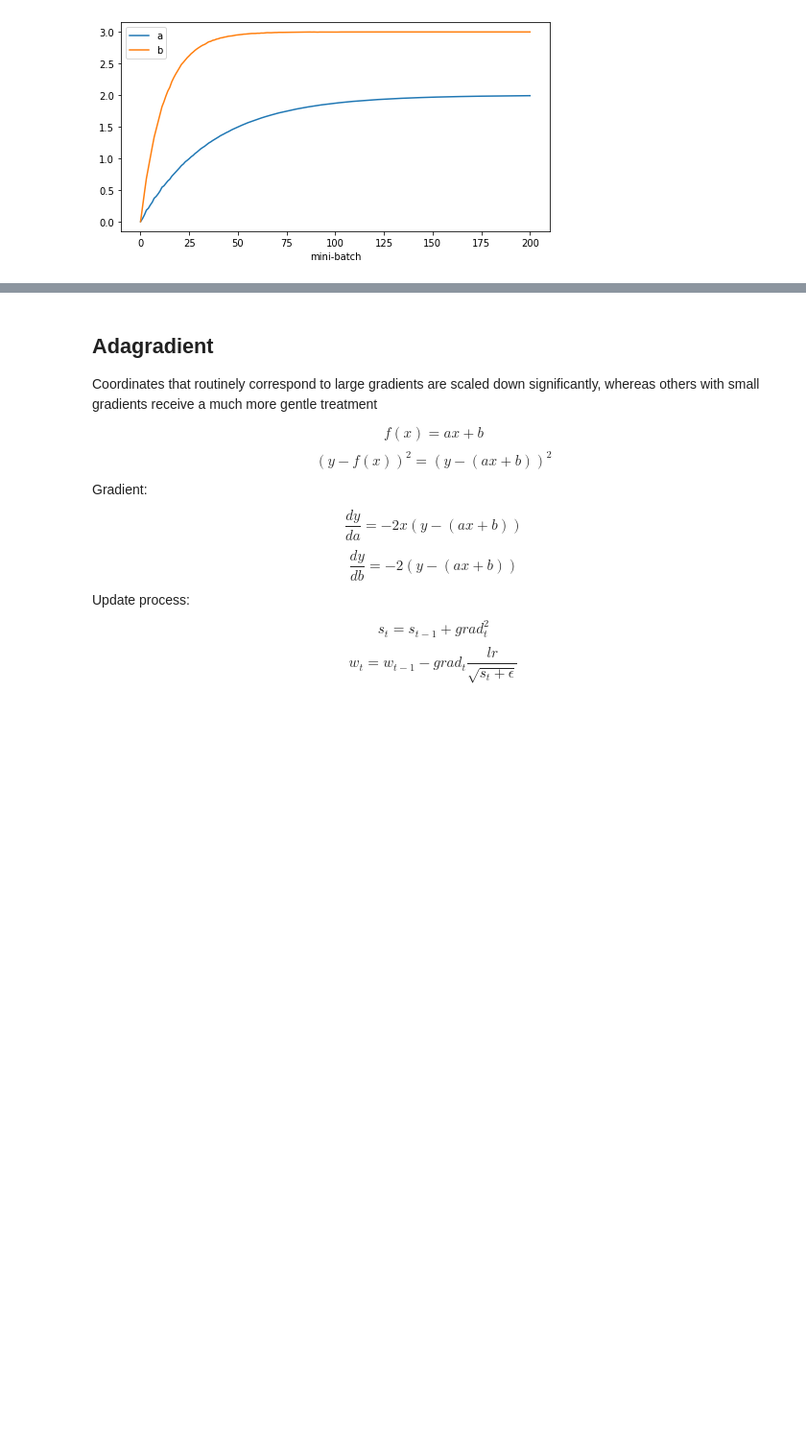
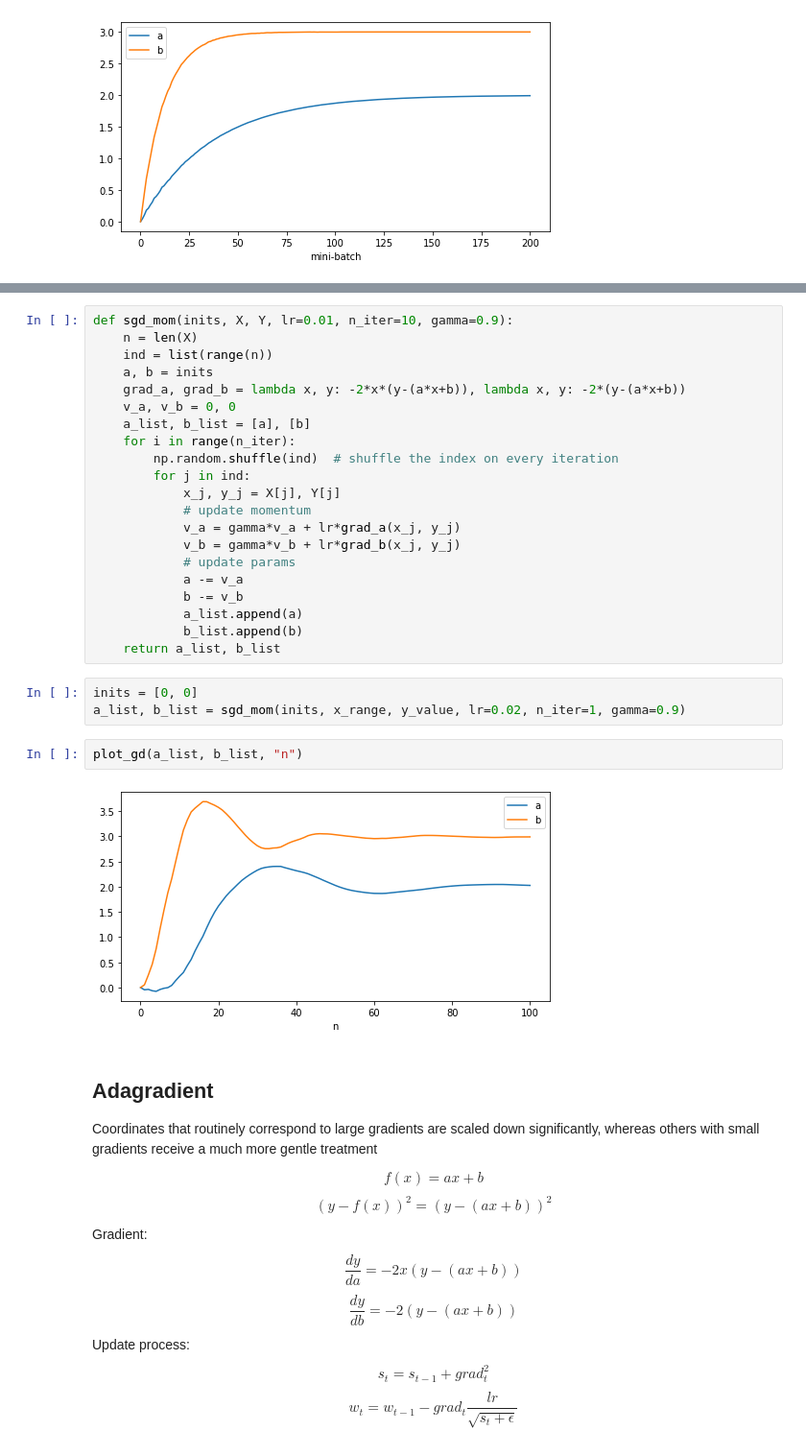
Before and after one commit to MJeremy2017/machine-learning-models, a Jupyter notebook: Optimisation/gradient-descent.ipynb, the cells around one changed output, grey strips where cells are left out. Shown at 96% size. Drawn from its saved outputs; the diff is of its cells as text; blank space fills up the shorter version.

```diff
--- a/Optimisation/gradient-descent.ipynb
+++ b/Optimisation/gradient-descent.ipynb
@@ -181,3 +185,31 @@ plot_gd(a_list, b_list, "mini-batch")
+# %%
+def sgd_mom(inits, X, Y, lr=0.01, n_iter=10, gamma=0.9):
+    n = len(X)
+    ind = list(range(n))
+    a, b = inits
+    grad_a, grad_b = lambda x, y: -2*x*(y-(a*x+b)), lambda x, y: -2*(y-(a*x+b))
+    v_a, v_b = 0, 0
+    a_list, b_list = [a], [b]
+    for i in range(n_iter):
+        np.random.shuffle(ind)  # shuffle the index on every iteration
+        for j in ind:
+            x_j, y_j = X[j], Y[j]
+            # update momentum
+            v_a = gamma*v_a + lr*grad_a(x_j, y_j)
+            v_b = gamma*v_b + lr*grad_b(x_j, y_j)
+            # update params
+            a -= v_a
+            b -= v_b
+            a_list.append(a)
+            b_list.append(b)
+    return a_list, b_list
+# %%
+inits = [0, 0]
+a_list, b_list = sgd_mom(inits, x_range, y_value, lr=0.02, n_iter=1, gamma=0.9)
+# %%
+plot_gd(a_list, b_list, "n")
+# %% [output]
+[figure, added]
 # %% [markdown]
 ## Adagradient
 
```
Also changed, not shown: parts of 6 cells of this notebook.
